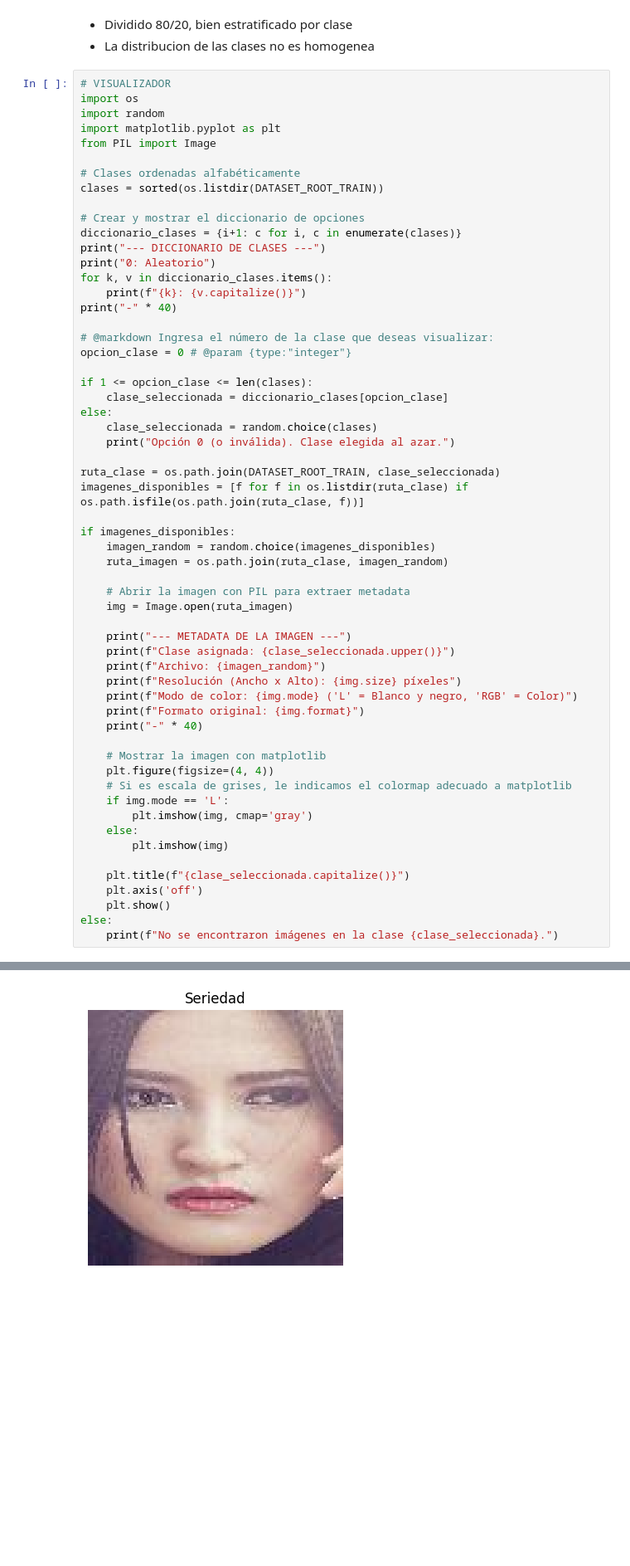
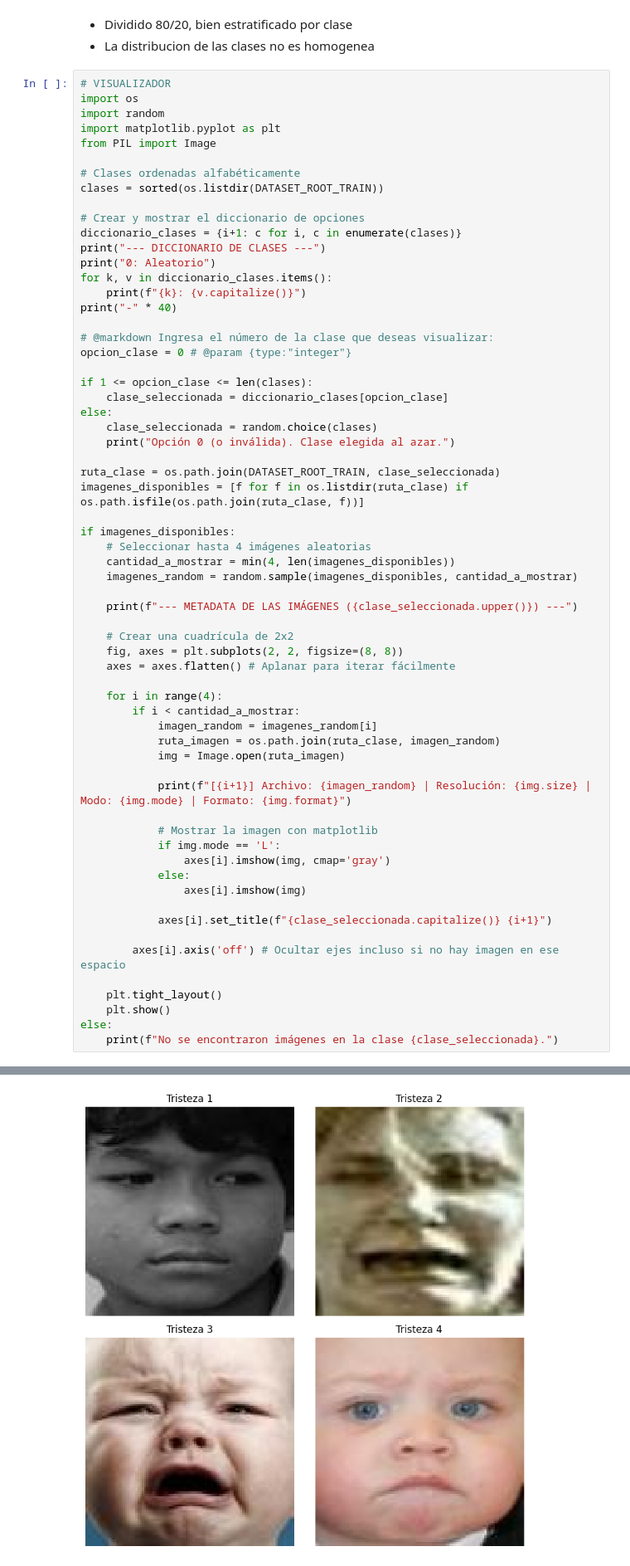
Before and after one commit to AndresMontesDeOca/Deep_Learning, a Jupyter notebook: MONTESDEOCA-ANDRES-DL-TP3-Co24.ipynb.ipynb, the cells around one changed output, grey strips where cells are left out. Shown at 83% size. Cells and saved outputs as stored; diff of their text form; blank space fills up the shorter version.

```diff
--- a/MONTESDEOCA-ANDRES-DL-TP3-Co24.ipynb.ipynb
+++ b/MONTESDEOCA-ANDRES-DL-TP3-Co24.ipynb.ipynb
@@ -139,30 +139,35 @@ ruta_clase = os.path.join(DATASET_ROOT_TRAIN, clase_seleccionada)
 imagenes_disponibles = [f for f in os.listdir(ruta_clase) if os.path.isfile(os.path.join(ruta_clase, f))]
 
 if imagenes_disponibles:
-    imagen_random = random.choice(imagenes_disponibles)
-    ruta_imagen = os.path.join(ruta_clase, imagen_random)
+    # Seleccionar hasta 4 imágenes aleatorias
+    cantidad_a_mostrar = min(4, len(imagenes_disponibles))
+    imagenes_random = random.sample(imagenes_disponibles, cantidad_a_mostrar)
 
-    # Abrir la imagen con PIL para extraer metadata
-    img = Image.open(ruta_imagen)
+    print(f"--- METADATA DE LAS IMÁGENES ({clase_seleccionada.upper()}) ---")
 
-    print("--- METADATA DE LA IMAGEN ---")
-    print(f"Clase asignada: {clase_seleccionada.upper()}")
-    print(f"Archivo: {imagen_random}")
-    print(f"Resolución (Ancho x Alto): {img.size} píxeles")
-    print(f"Modo de color: {img.mode} ('L' = Blanco y negro, 'RGB' = Color)")
-    print(f"Formato original: {img.format}")
-    print("-" * 40)
+    # Crear una cuadrícula de 2x2
+    fig, axes = plt.subplots(2, 2, figsize=(8, 8))
+    axes = axes.flatten() # Aplanar para iterar fácilmente
 
-    # Mostrar la imagen con matplotlib
-    plt.figure(figsize=(4, 4))
-    # Si es escala de grises, le indicamos el colormap adecuado a matplotlib
-    if img.mode == 'L':
-        plt.imshow(img, cmap='gray')
-    else:
-        plt.imshow(img)
+    for i in range(4):
+        if i < cantidad_a_mostrar:
+            imagen_random = imagenes_random[i]
+            ruta_imagen = os.path.join(ruta_clase, imagen_random)
+            img = Image.open(ruta_imagen)
 
-    plt.title(f"{clase_seleccionada.capitalize()}")
-    plt.axis('off')
+            print(f"[{i+1}] Archivo: {imagen_random} | Resolución: {img.size} | Modo: {img.mode} | Formato: {img.format}")
+
+            # Mostrar la imagen con matplotlib
+            if img.mode == 'L':
+                axes[i].imshow(img, cmap='gray')
+            else:
+                axes[i].imshow(img)
+
+            axes[i].set_title(f"{clase_seleccionada.capitalize()} {i+1}")
+
+        axes[i].axis('off') # Ocultar ejes incluso si no hay imagen en ese espacio
+
+    plt.tight_layout()
     plt.show()
 else:
     print(f"No se encontraron imágenes en la clase {clase_seleccionada}.")
@@ -188,4 +191,4 @@ Formato original: JPEG
-[figure, old version]
+[figure, new version]
 # %% [markdown]
 - Imagenes de rostros en primer plano
 - Todas las imágenes son 100x100 pixels, 3ch(RGB) y formato JPEG
```
Also changed, not shown: parts of 2 cells of this notebook.
